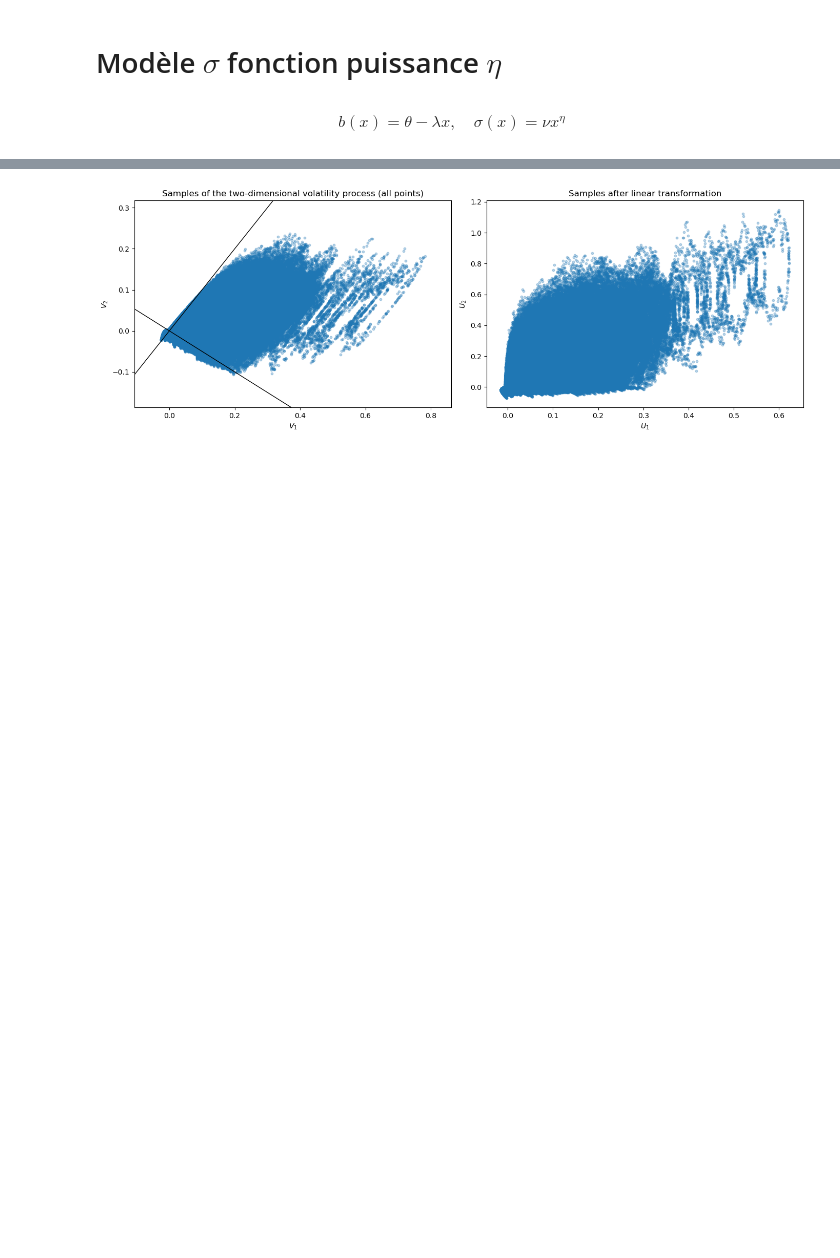
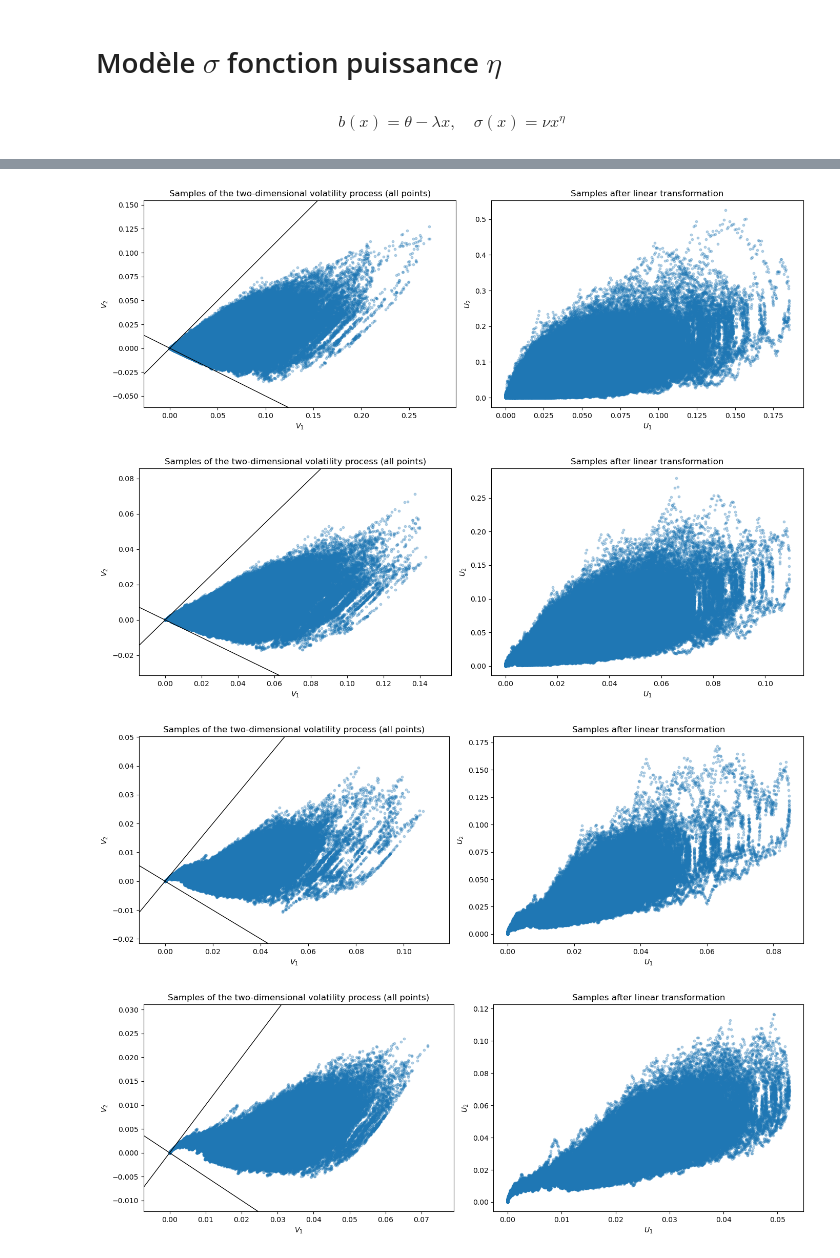
Before and after one commit to maxence2508/stage-cermics, a Jupyter notebook: state-spaces.ipynb, the cells around one changed output, grey strips where cells are left out. Drawn from its saved outputs; the diff is of its cells as text; code cells hidden in the pictures; blank space fills up the shorter version.

Commit message:
ajout sauvegarde figures

```diff
--- a/state-spaces.ipynb
+++ b/state-spaces.ipynb
@@ -400,20 +441,27 @@ simulate_and_plot_all_points(V_0, v0, b, sigma, x, w, N, n, T, 30, Q)
 # %% [markdown]
 $$b(x) = \theta - \lambda x, \quad \sigma(x) = \nu x^{\eta}$$
 # %%
-eta = 0.1
 lam = 0.3
 nu = 0.3
-V0 = 0.02
 theta = 0.02
 
 def b(z):
     return theta - lam * z
 
-def sigma(z):
-    return nu * (np.maximum(z,0))**eta
+# Liste des eta et des fonctions sigma correspondantes
+eta_values = [0.6, 0.75, 0.9, 0.95]
+
+# Créer dynamiquement les fonctions sigma pour chaque eta
+sigma_functions = []
+for eta in eta_values:
+    sigma_functions.append(lambda z, eta=eta: nu * (np.maximum(z, 0))**eta)
 # %%
-v0 = 0.001*(1/x)
+v0 = 0.01*(1/x)
 V_0 = np.array([0,0])
 # %%
-trajectories = simulate_batch(V_0, v0, b, sigma, x, w, N, n, T, 1)
-V = trajectories[:, 0, :]
+# Boucle de simulation et d'affichage
+for eta, sigma in zip(eta_values, sigma_functions):
+    trajectories = simulate_batch(V_0, v0, b, sigma, x, w, N, n, T, 1)
+    V = trajectories[:, 0, :]
+    print("eta=", eta)
+    plot_trajectory(V, "traj/traj_eta_"+str(int(eta*100)), point_size=10)
@@ -424,3 +477,5 @@ plot_trajectory(V, point_size=10)
 # %%
-simulate_and_plot_final_samples(V_0, v0, b, sigma, x, w, N, n, T, 1000, Q)
+# Boucle d’appel à simulate_and_plot_final_samples
+for eta, sigma in zip(eta_values, sigma_functions):
+    simulate_and_plot_final_samples(V_0, v0, b, sigma, x, w, N, n, T, 1000, Q, "terminal_points/terminal_points_eta_"+str(int(eta*100)))
 # %% [output]
@@ -428,4 +486,9 @@ simulate_and_plot_final_samples(V_0, v0, b, sigma, x, w, N, n, T, 1000, Q)
 # %%
-simulate_and_plot_all_points(V_0, v0, b, sigma, x, w, N, n, T, 30, Q)
+# Boucle d'exécution de la simulation et du tracé
+for eta, sigma in zip(eta_values, sigma_functions):
+    simulate_and_plot_all_points(V_0, v0, b, sigma, x, w, N, n, T, 30, Q, "trajs/trajs_eta_"+str(int(eta*100)))
 # %% [output]
-[figure, old version]
+[figure, new version]
+[figure, added]
+[figure, added]
+[figure, added]
```
Also changed, not shown: parts of 21 cells of this notebook, 26 other files.
